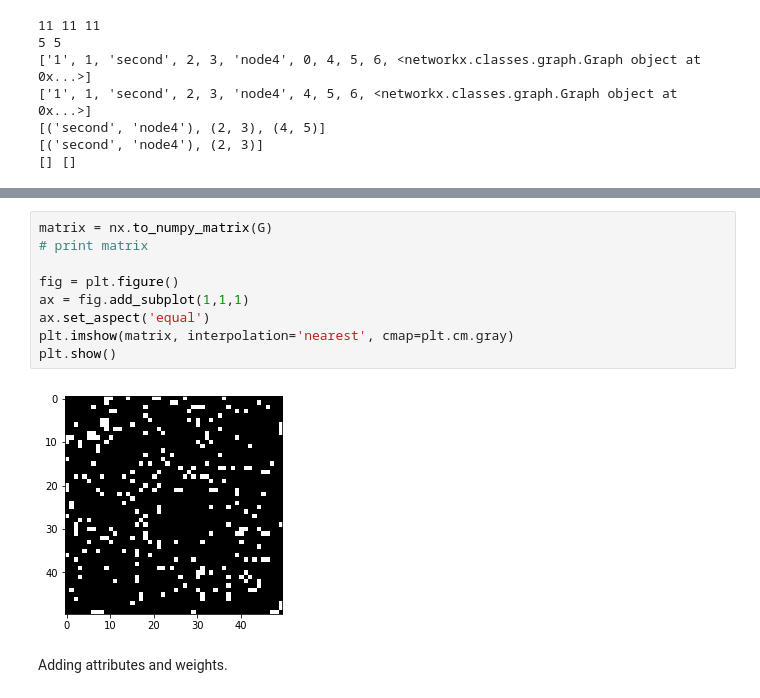
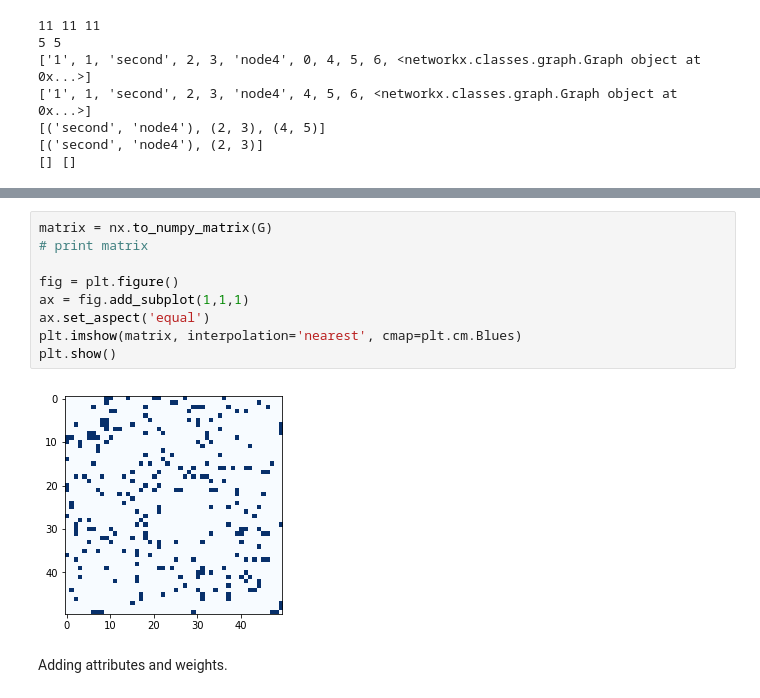
Before and after one commit to MridulS/pydata-networkx, a Jupyter notebook: Introduction Lecture.ipynb, the cells around one changed output, grey strips where cells are left out. Drawn from its saved outputs; the diff is of its cells as text.

```diff
--- a/Introduction Lecture.ipynb
+++ b/Introduction Lecture.ipynb
@@ -112,14 +113,14 @@ nx.draw(G)
 # %%
 matrix = nx.to_numpy_matrix(G)
 # print matrix
 
 fig = plt.figure()
 ax = fig.add_subplot(1,1,1)
 ax.set_aspect('equal')
-plt.imshow(matrix, interpolation='nearest', cmap=plt.cm.gray)
+plt.imshow(matrix, interpolation='nearest', cmap=plt.cm.Blues)
 plt.show()
 # %% [output]
-[figure, old version]
+[figure, new version]
 # %% [markdown]
 Adding attributes and weights.
 # %%
```
Also changed, not shown: parts of 11 cells of this notebook, 3 other files.
